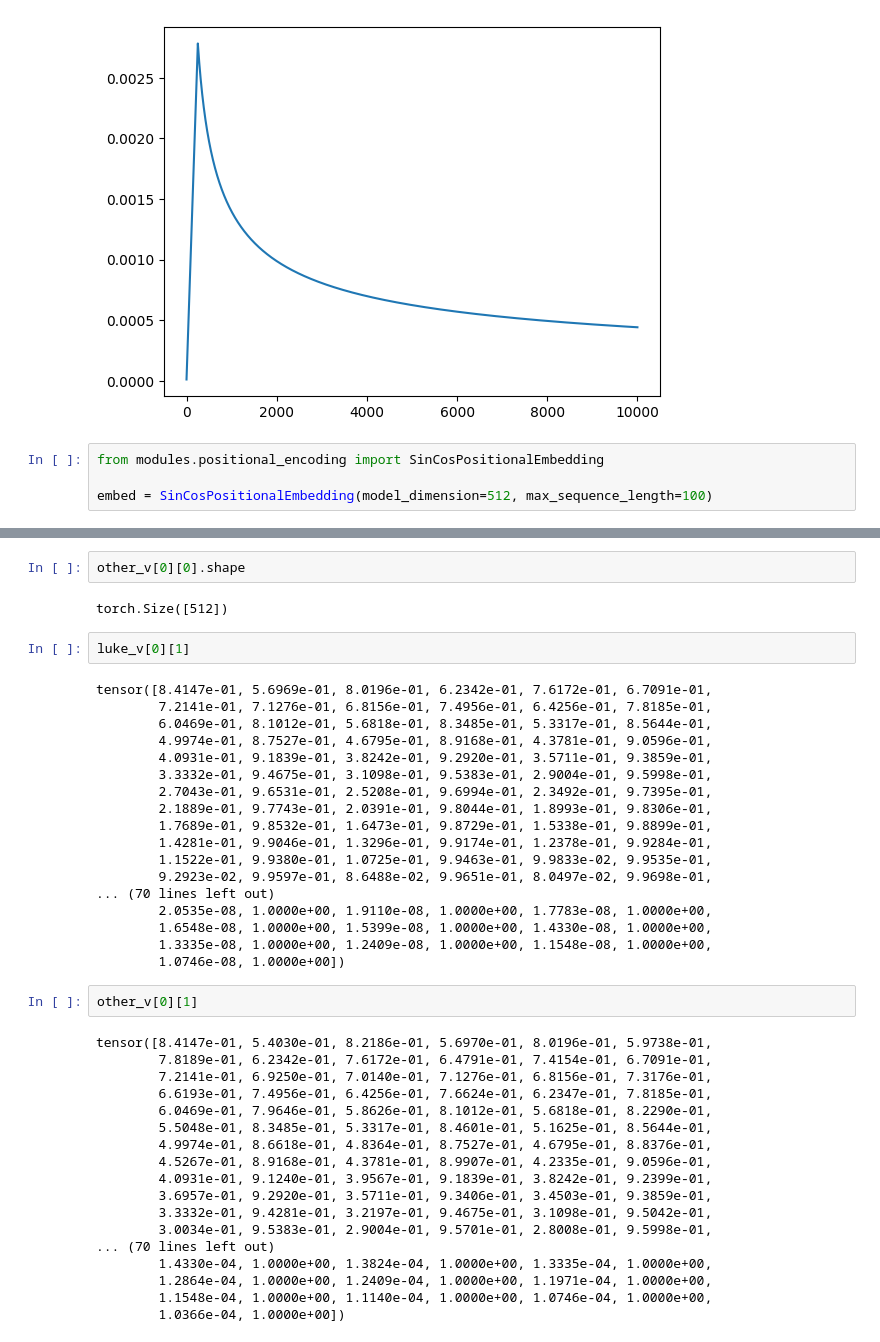
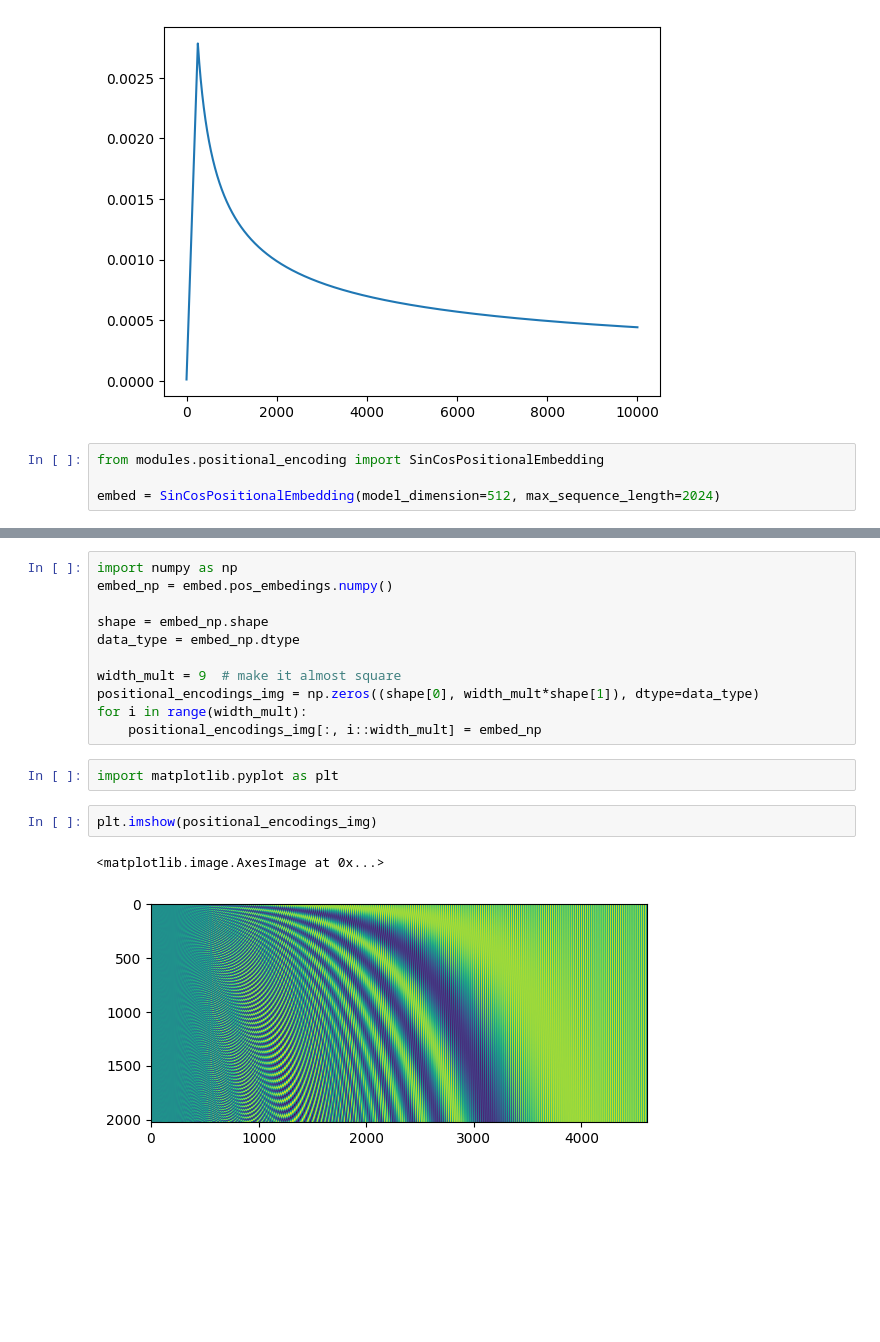
Before and after one commit to lhmartin/transformer, a Jupyter notebook: scratch.ipynb, the cells around one changed output, grey strips where cells are left out. Saved outputs shown, nothing was run; the diff lists cells and outputs as text; blank space fills up the shorter version.

```diff
--- a/scratch.ipynb
+++ b/scratch.ipynb
@@ -22,4 +22,4 @@ plt.plot(x,y)
 # %%
 from modules.positional_encoding import SinCosPositionalEmbedding
 
-embed = SinCosPositionalEmbedding(model_dimension=512, max_sequence_length=100)
+embed = SinCosPositionalEmbedding(model_dimension=512, max_sequence_length=2024)
@@ -56,44 +26,18 @@ torch.Size([512])
-# %%
-other_v[0][0].shape
-# %% [output]
-torch.Size([512])
-# %%
-luke_v[0][1]
-# %% [output]
-tensor([8.4147e-01, 5.6969e-01, 8.0196e-01, 6.2342e-01, 7.6172e-01, 6.7091e-01,
-        7.2141e-01, 7.1276e-01, 6.8156e-01, 7.4956e-01, 6.4256e-01, 7.8185e-01,
-        6.0469e-01, 8.1012e-01, 5.6818e-01, 8.3485e-01, 5.3317e-01, 8.5644e-01,
-        4.9974e-01, 8.7527e-01, 4.6795e-01, 8.9168e-01, 4.3781e-01, 9.0596e-01,
-        4.0931e-01, 9.1839e-01, 3.8242e-01, 9.2920e-01, 3.5711e-01, 9.3859e-01,
-        3.3332e-01, 9.4675e-01, 3.1098e-01, 9.5383e-01, 2.9004e-01, 9.5998e-01,
-        2.7043e-01, 9.6531e-01, 2.5208e-01, 9.6994e-01, 2.3492e-01, 9.7395e-01,
-        2.1889e-01, 9.7743e-01, 2.0391e-01, 9.8044e-01, 1.8993e-01, 9.8306e-01,
-        1.7689e-01, 9.8532e-01, 1.6473e-01, 9.8729e-01, 1.5338e-01, 9.8899e-01,
-        1.4281e-01, 9.9046e-01, 1.3296e-01, 9.9174e-01, 1.2378e-01, 9.9284e-01,
-        1.1522e-01, 9.9380e-01, 1.0725e-01, 9.9463e-01, 9.9833e-02, 9.9535e-01,
-        9.2923e-02, 9.9597e-01, 8.6488e-02, 9.9651e-01, 8.0497e-02, 9.9698e-01,
-... (70 lines left out)
-        2.0535e-08, 1.0000e+00, 1.9110e-08, 1.0000e+00, 1.7783e-08, 1.0000e+00,
-        1.6548e-08, 1.0000e+00, 1.5399e-08, 1.0000e+00, 1.4330e-08, 1.0000e+00,
-        1.3335e-08, 1.0000e+00, 1.2409e-08, 1.0000e+00, 1.1548e-08, 1.0000e+00,
-        1.0746e-08, 1.0000e+00])
-# %%
-other_v[0][1]
-# %% [output]
-tensor([8.4147e-01, 5.4030e-01, 8.2186e-01, 5.6970e-01, 8.0196e-01, 5.9738e-01,
-        7.8189e-01, 6.2342e-01, 7.6172e-01, 6.4791e-01, 7.4154e-01, 6.7091e-01,
-        7.2141e-01, 6.9250e-01, 7.0140e-01, 7.1276e-01, 6.8156e-01, 7.3176e-01,
-        6.6193e-01, 7.4956e-01, 6.4256e-01, 7.6624e-01, 6.2347e-01, 7.8185e-01,
-        6.0469e-01, 7.9646e-01, 5.8626e-01, 8.1012e-01, 5.6818e-01, 8.2290e-01,
-        5.5048e-01, 8.3485e-01, 5.3317e-01, 8.4601e-01, 5.1625e-01, 8.5644e-01,
-        4.9974e-01, 8.6618e-01, 4.8364e-01, 8.7527e-01, 4.6795e-01, 8.8376e-01,
-        4.5267e-01, 8.9168e-01, 4.3781e-01, 8.9907e-01, 4.2335e-01, 9.0596e-01,
-        4.0931e-01, 9.1240e-01, 3.9567e-01, 9.1839e-01, 3.8242e-01, 9.2399e-01,
-        3.6957e-01, 9.2920e-01, 3.5711e-01, 9.3406e-01, 3.4503e-01, 9.3859e-01,
-        3.3332e-01, 9.4281e-01, 3.2197e-01, 9.4675e-01, 3.1098e-01, 9.5042e-01,
-        3.0034e-01, 9.5383e-01, 2.9004e-01, 9.5701e-01, 2.8008e-01, 9.5998e-01,
-... (70 lines left out)
-        1.4330e-04, 1.0000e+00, 1.3824e-04, 1.0000e+00, 1.3335e-04, 1.0000e+00,
-        1.2864e-04, 1.0000e+00, 1.2409e-04, 1.0000e+00, 1.1971e-04, 1.0000e+00,
-        1.1548e-04, 1.0000e+00, 1.1140e-04, 1.0000e+00, 1.0746e-04, 1.0000e+00,
-        1.0366e-04, 1.0000e+00])
+# %%
+import numpy as np
+embed_np = embed.pos_embedings.numpy()
+
+shape = embed_np.shape
+data_type = embed_np.dtype
+
+width_mult = 9  # make it almost square
+positional_encodings_img = np.zeros((shape[0], width_mult*shape[1]), dtype=data_type)
+for i in range(width_mult):
+    positional_encodings_img[:, i::width_mult] = embed_np
+# %%
+import matplotlib.pyplot as plt
+# %%
+plt.imshow(positional_encodings_img)
+# %% [output]
+<matplotlib.image.AxesImage at 0x...>
+[figure, added]
```
Also changed, not shown: parts of 5 cells of this notebook, 5 other files.
